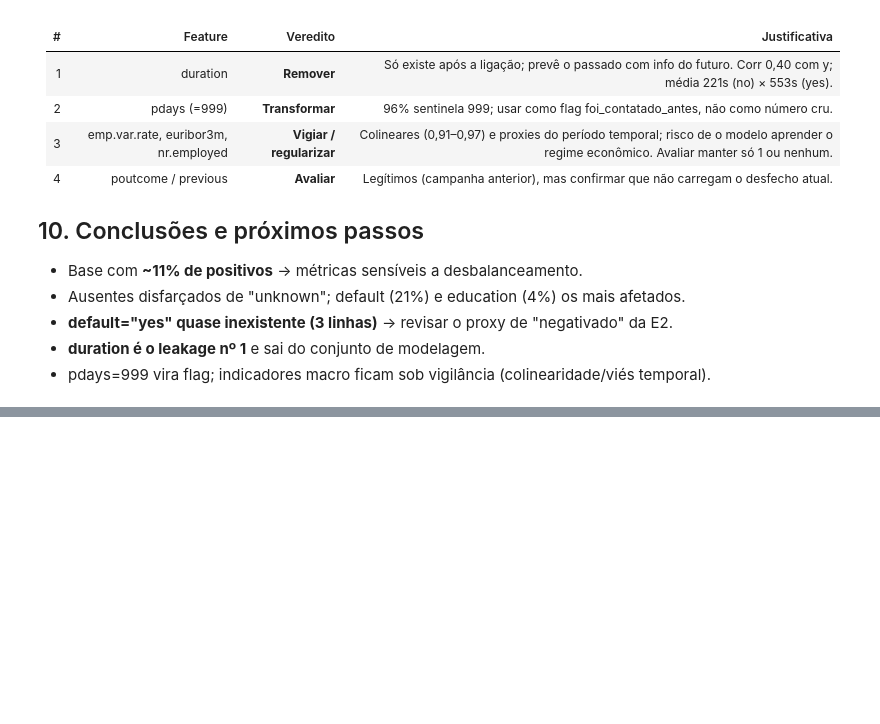
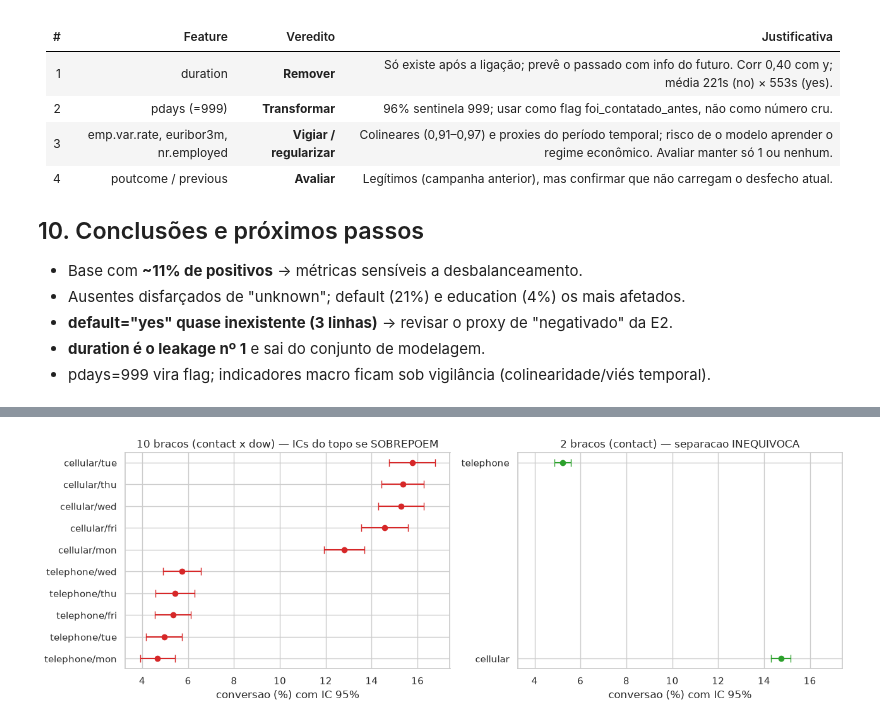
Before and after one commit to DatathonG61/BankMarketing7mlet, a Jupyter notebook: notebooks/01-eda.ipynb, the cells around one changed output, grey strips where cells are left out. Saved outputs shown, nothing was run; the diff lists cells and outputs as text; code cells hidden in the pictures; blank space fills up the shorter version.

```diff
--- a/notebooks/01-eda.ipynb
+++ b/notebooks/01-eda.ipynb
@@ -392,0 +477,17 @@ bracos
+# %%
+# Pergunta 1: os 10 bracos hipoteticos, com intervalo de confianca de 95%.
+# O IC e o que revela se dois bracos sao mesmo distinguiveis ou se apenas parecem diferentes.
+from scipy import stats
+
+g10 = df.groupby(["contact", "day_of_week"]).agg(
+    n=("y_bin", "size"), conv=("y_bin", "mean")
+)
+g10["conv_pct"] = (g10.conv * 100).round(2)
+g10["se_pp"] = (np.sqrt(g10.conv * (1 - g10.conv) / g10.n) * 100).round(2)
+g10["ic95"] = g10.apply(
+    lambda r: f"[{r.conv_pct - 1.96 * r.se_pp:.1f}, {r.conv_pct + 1.96 * r.se_pp:.1f}]",
+    axis=1,
+)
+
+print("Os 10 bracos hipoteticos (contact x day_of_week):")
+print(g10[["n", "conv_pct", "ic95"]].sort_values("conv_pct", ascending=False).to_string())
@@ -392,0 +584,34 @@ bracos
+# %%
+# A imagem do argumento: com 10 bracos os ICs do topo se sobrepoem -> o "melhor" braco
+# nao e identificavel. Com 2 bracos a separacao e gritante.
+p10 = g10.reset_index().assign(
+    braco=lambda d: d.contact + "/" + d.day_of_week
+).sort_values("conv_pct", ascending=False)
+
+fig, axes = plt.subplots(1, 2, figsize=(13, 4.5))
+
+axes[0].errorbar(
+    p10.conv_pct, p10.braco, xerr=1.96 * p10.se_pp, fmt="o", capsize=4, color="tab:red"
+)
+axes[0].set(
+    title="10 bracos (contact x dow) — ICs do topo se SOBREPOEM",
+    xlabel="conversao (%) com IC 95%",
+)
+axes[0].invert_yaxis()
+
+p2 = por_contact.reset_index()
+se2 = np.sqrt(
+    (p2.conversao_pct / 100) * (1 - p2.conversao_pct / 100) / p2.n
+) * 100
+axes[1].errorbar(
+    p2.conversao_pct, p2.contact, xerr=1.96 * se2, fmt="o", capsize=4, color="tab:green"
+)
+axes[1].set(
+    title="2 bracos (contact) — separacao INEQUIVOCA",
+    xlabel="conversao (%) com IC 95%",
+)
+axes[1].set_xlim(axes[0].get_xlim())
+plt.tight_layout()
+plt.show()
+# %% [output]
+[figure, added]
```
Also changed, not shown: parts of 21 cells of this notebook, 16 other files.
